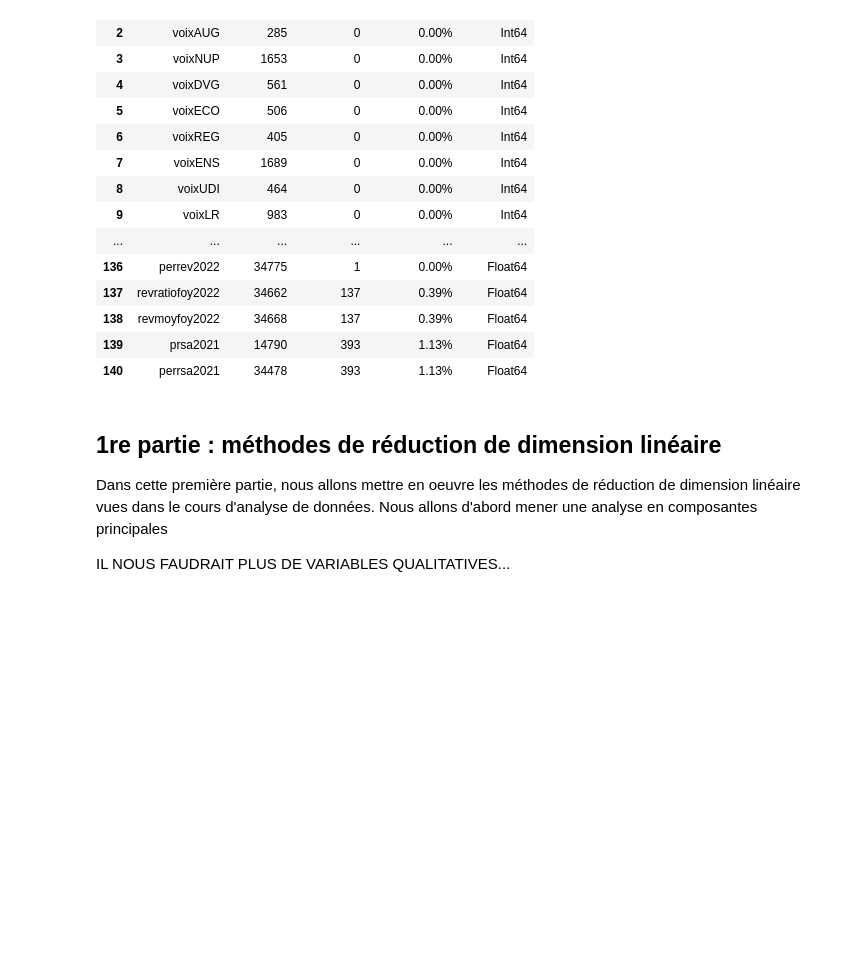
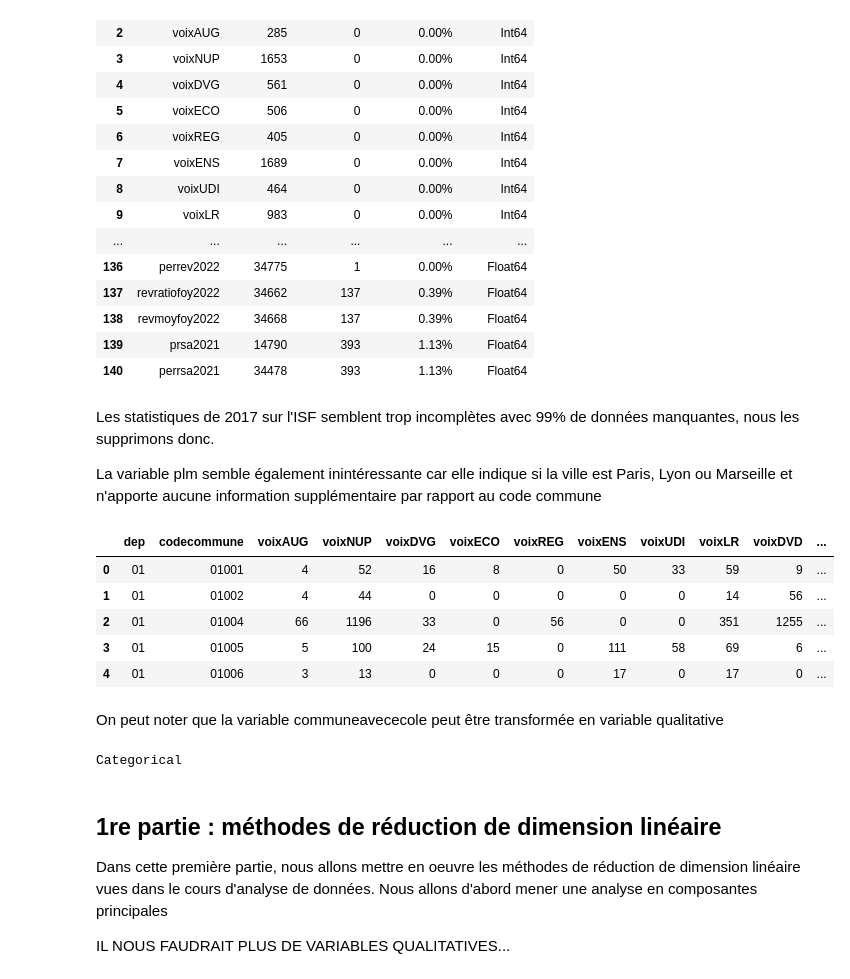
Before and after one commit to clelia24/AD_projet, a Jupyter notebook: notebook d'analyse.ipynb, the cells around one changed output. Cells and saved outputs as stored; diff of their text form; code cells hidden in the pictures; blank space fills up the shorter version.

Commit message:
drop des colonnes et categorical

```diff
--- a/notebook d'analyse.ipynb
+++ b/notebook d'analyse.ipynb
@@ -148,0 +140,7 @@ Nous créons un tableau qui permet de voir ces résultats visuellement avec le c
+# %%
+import numpy as np
+import pandas as pd
+import polars as pl
+import seaborn as sns
+
+data = pl.scan_parquet('data_complet.parquet')
@@ -207,6 +198,44 @@ Number of duplicated rows: 0
 | 138 | revmoyfoy2022 | 34668 | 137 | 0.39% | Float64 |
 | 139 | prsa2021 | 14790 | 393 | 1.13% | Float64 |
 | 140 | perrsa2021 | 34478 | 393 | 1.13% | Float64 |
+# %% [markdown]
+Les statistiques de 2017 sur l'ISF semblent trop incomplètes avec 99% de données manquantes, nous les supprimons donc.
+
+La variable plm semble également inintéressante car elle indique si la ville est Paris, Lyon ou Marseille et n'apporte aucune information supplémentaire par rapport au code commune
+# %%
+cols_to_drop = [
+    "nfoyisf2017",
+    "mmoyfortune2017",
+    "perpisf2017",
+    "misf2017",
+    'permisf2017',
+    "pop2017",
+    "plm",
+    "pisf2017"
+
+]
+df_data = df_data.drop(cols_to_drop)
+
+display(
+    df_data.head().to_pandas().style.background_gradient(cmap="BuPu")
+)
+# %% [output]
+|  | dep | codecommune | voixAUG | voixNUP | voixDVG | voixECO | voixREG | voixENS | voixUDI | voixLR | voixDVD | ... |
+| 0 | 01 | 01001 | 4 | 52 | 16 | 8 | 0 | 50 | 33 | 59 | 9 | ... |
+| 1 | 01 | 01002 | 4 | 44 | 0 | 0 | 0 | 0 | 0 | 14 | 56 | ... |
+| 2 | 01 | 01004 | 66 | 1196 | 33 | 0 | 56 | 0 | 0 | 351 | 1255 | ... |
+| 3 | 01 | 01005 | 5 | 100 | 24 | 15 | 0 | 111 | 58 | 69 | 6 | ... |
+| 4 | 01 | 01006 | 3 | 13 | 0 | 0 | 0 | 17 | 0 | 17 | 0 | ... |
+# %% [markdown]
+On peut noter que la variable communeavececole peut être transformée en variable qualitative
+# %%
+df_data = df_data.with_columns(
+    pl.col("communeavececole").cast(pl.Categorical)
+)
+
+print(df_data["communeavececole"].dtype)
+# %% [output]
+Categorical
 # %% [markdown]
 ## 1re partie : méthodes de réduction de dimension linéaire
 
```
Also changed, not shown: parts of 9 cells of this notebook.
